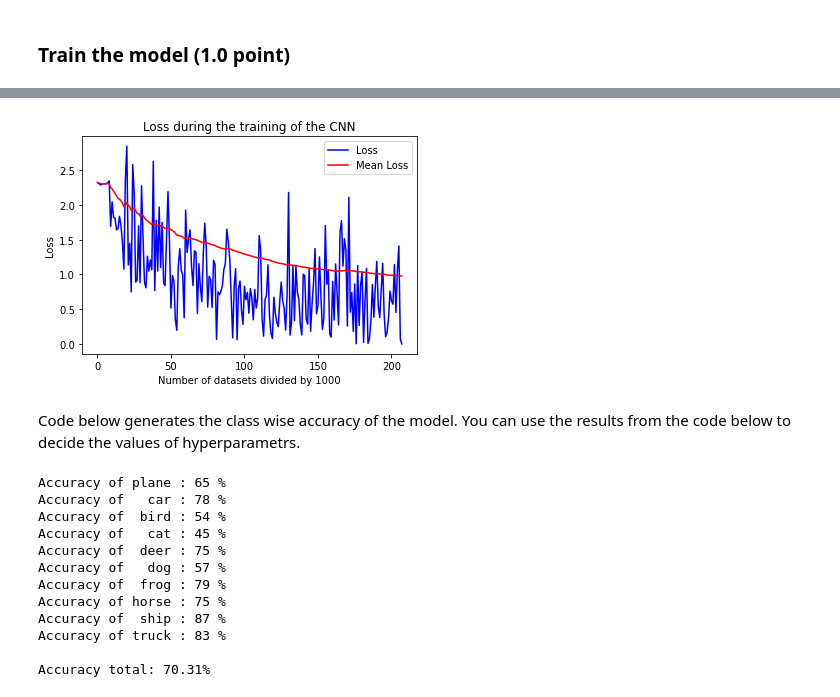
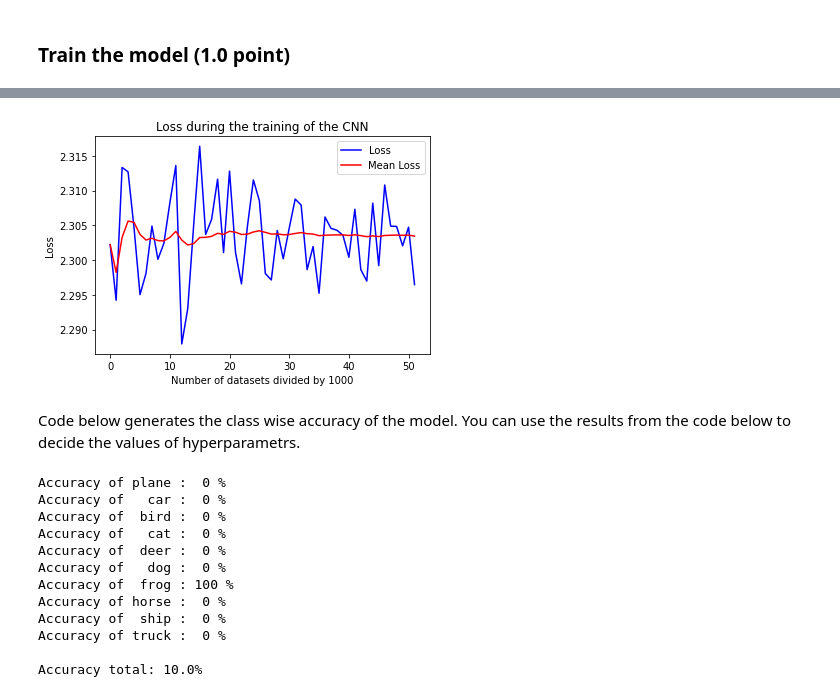
Before and after one commit to Chris91-666/NN-VCProjekt, a Jupyter notebook: Task 1/Paper/Assignment_9_2537621_2549365.ipynb, the cells around one changed output, grey strips where cells are left out. Saved outputs shown, nothing was run; the diff lists cells and outputs as text; code cells hidden in the pictures.

```diff
--- a/Task 1/Paper/Assignment_9_2537621_2549365.ipynb
+++ b/Task 1/Paper/Assignment_9_2537621_2549365.ipynb
@@ -88,27 +88,38 @@ class Net(nn.Module):
         self.fc2 = nn.Linear(64, 16)
         self.fc3 = nn.Linear(16, 10)
 
+        #Output with Softmax because of lossfunction cross entropy
+        self.output = nn.Softmax()
+
 
     def forward(self, x):
         #First VGG layer with two times Convolution + ReLu and duplicating of the features
         #Pooling filter with size 2x2, to halve the size of the image, after the second convolution
+        #print(x.size())
         out = F.relu(self.conv11(x))
         out = self.pool(F.relu(self.conv12(out)))
-
+        #print(out.size())
         #Second VGG layer with three times Convolution + ReLu and duplicating of the features
         #Pooling filter with size 2x2, to halve the size of the image, after the third convolution
         out = F.relu(self.conv21(out))
         out = F.relu(self.conv22(out))
         out = self.pool(F.relu(self.conv23(out)))
-
+        #print(out.size())
         #Third VGG layer with fully connected layers
         out = out.view(-1, 32*4*4)
+        #print(out.size())
         out = F.relu(self.fc1(out))
+        #print(out.size())
         out = F.relu(self.fc2(out))
+        #print(out.size())
         out = self.fc3(out)
+        #print(out.size())
+        #print(out)
+        out = self.output(out)
+        #print(out)
+        #print("Ratatata")
 
         #We don't use SOFTMAX in the forward process, because we use CrossEntropyLoss() as criterion
-
         return out
 
 
@@ -130,7 +141,7 @@ lossdata = []
 mean_lossdata = []
 
 #We have used 16 epochs, because we had the best results (actual >= 70% accuracy total) in dependence of the time the CNN needs to train (ca. 20min).
-epochs = 16
+epochs = 4
 
 for epoch in range(epochs):
     for i, data in enumerate(trainloader, 0):
@@ -189,5 +200,5 @@ Progress: 96.25%, Epoch: 16, Datasets: 192500, Loss: 0.00035137764643877745, Mea
 Finished Training
-[figure, old version]
+[figure, new version]
 # %% [markdown]
 Code below generates the class wise accuracy of the model. You can use the results from the code below to decide the values of hyperparametrs.
 # %%
@@ -224,15 +235,15 @@ total = 100 * total_class / (len(testloader)*batch_size)
 print(" ")
 print('Accuracy total: ' + str(total) + '%')
 # %% [output]
-Accuracy of plane : 65 %
-Accuracy of   car : 78 %
-Accuracy of  bird : 54 %
-Accuracy of   cat : 45 %
-Accuracy of  deer : 75 %
-Accuracy of   dog : 57 %
-Accuracy of  frog : 79 %
-Accuracy of horse : 75 %
-Accuracy of  ship : 87 %
-Accuracy of truck : 83 %
+Accuracy of plane :  0 %
+Accuracy of   car :  0 %
+Accuracy of  bird :  0 %
+Accuracy of   cat :  0 %
+Accuracy of  deer :  0 %
+Accuracy of   dog :  0 %
+Accuracy of  frog : 100 %
+Accuracy of horse :  0 %
+Accuracy of  ship :  0 %
+Accuracy of truck :  0 %
 
-Accuracy total: 70.31%
+Accuracy total: 10.0%
```
Also changed, not shown: parts of 2 cells of this notebook, 3 other files.
